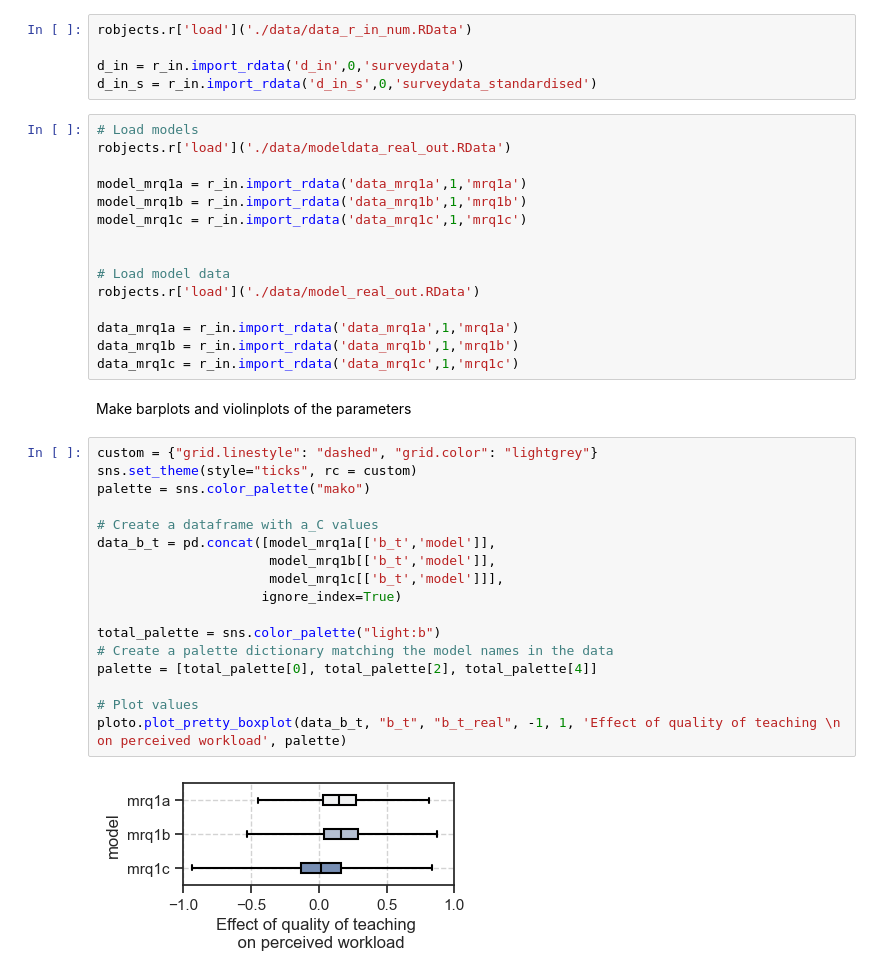
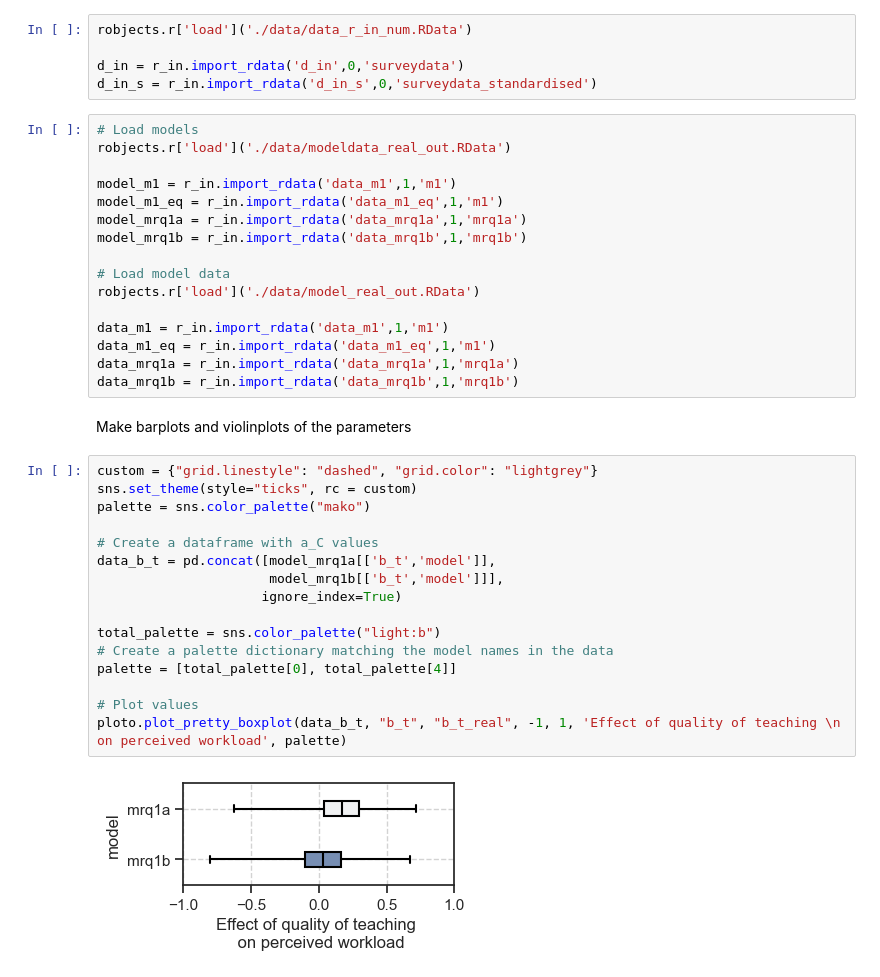
Before and after one commit to martinheyn/causal_course_eval, a Jupyter notebook: module_4_plotting.ipynb, the cells around one changed output. Saved outputs shown, nothing was run; the diff lists cells and outputs as text.

Commit message:
final data analysis RQ1

```diff
--- a/module_4_plotting.ipynb
+++ b/module_4_plotting.ipynb
@@ -18,35 +19,35 @@ d_in_s = r_in.import_rdata('d_in_s',0,'surveydata_standardised')
 # Load models
 robjects.r['load']('./data/modeldata_real_out.RData')
 
+model_m1 = r_in.import_rdata('data_m1',1,'m1')
+model_m1_eq = r_in.import_rdata('data_m1_eq',1,'m1')
 model_mrq1a = r_in.import_rdata('data_mrq1a',1,'mrq1a')
 model_mrq1b = r_in.import_rdata('data_mrq1b',1,'mrq1b')
-model_mrq1c = r_in.import_rdata('data_mrq1c',1,'mrq1c')
-
 
 # Load model data
 robjects.r['load']('./data/model_real_out.RData')
 
+data_m1 = r_in.import_rdata('data_m1',1,'m1')
+data_m1_eq = r_in.import_rdata('data_m1_eq',1,'m1')
 data_mrq1a = r_in.import_rdata('data_mrq1a',1,'mrq1a')
 data_mrq1b = r_in.import_rdata('data_mrq1b',1,'mrq1b')
-data_mrq1c = r_in.import_rdata('data_mrq1c',1,'mrq1c')
 # %% [markdown]
 Make barplots and violinplots of the parameters
 # %%
 custom = {"grid.linestyle": "dashed", "grid.color": "lightgrey"}
 sns.set_theme(style="ticks", rc = custom)
 palette = sns.color_palette("mako")
 
 # Create a dataframe with a_C values
 data_b_t = pd.concat([model_mrq1a[['b_t','model']],
-                      model_mrq1b[['b_t','model']],
-                      model_mrq1c[['b_t','model']]],
+                      model_mrq1b[['b_t','model']]],
                      ignore_index=True)
 
 total_palette = sns.color_palette("light:b")
 # Create a palette dictionary matching the model names in the data
-palette = [total_palette[0], total_palette[2], total_palette[4]]
+palette = [total_palette[0], total_palette[4]]
 
 # Plot values
 ploto.plot_pretty_boxplot(data_b_t, "b_t", "b_t_real", -1, 1, 'Effect of quality of teaching \n on perceived workload', palette)
 # %% [output]
-[figure, old version]
+[figure, new version]
```
Also changed, not shown: parts of 3 cells of this notebook, 14 other files.
